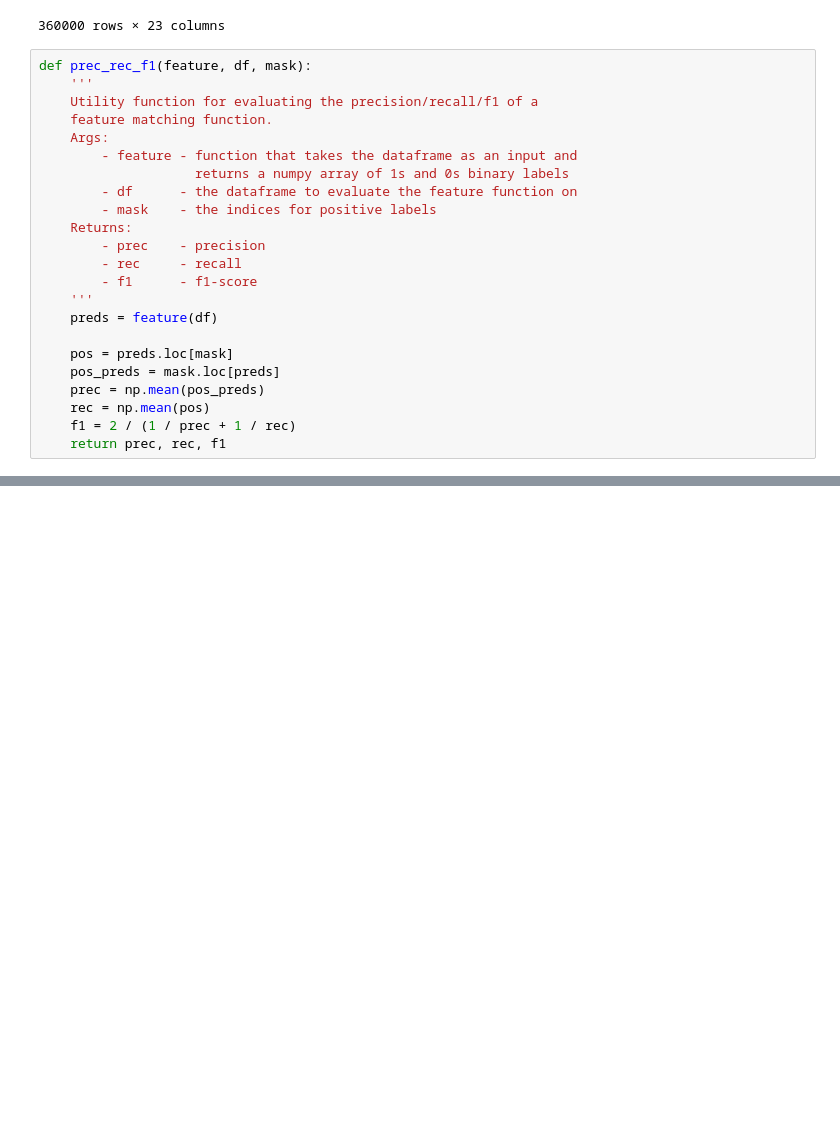
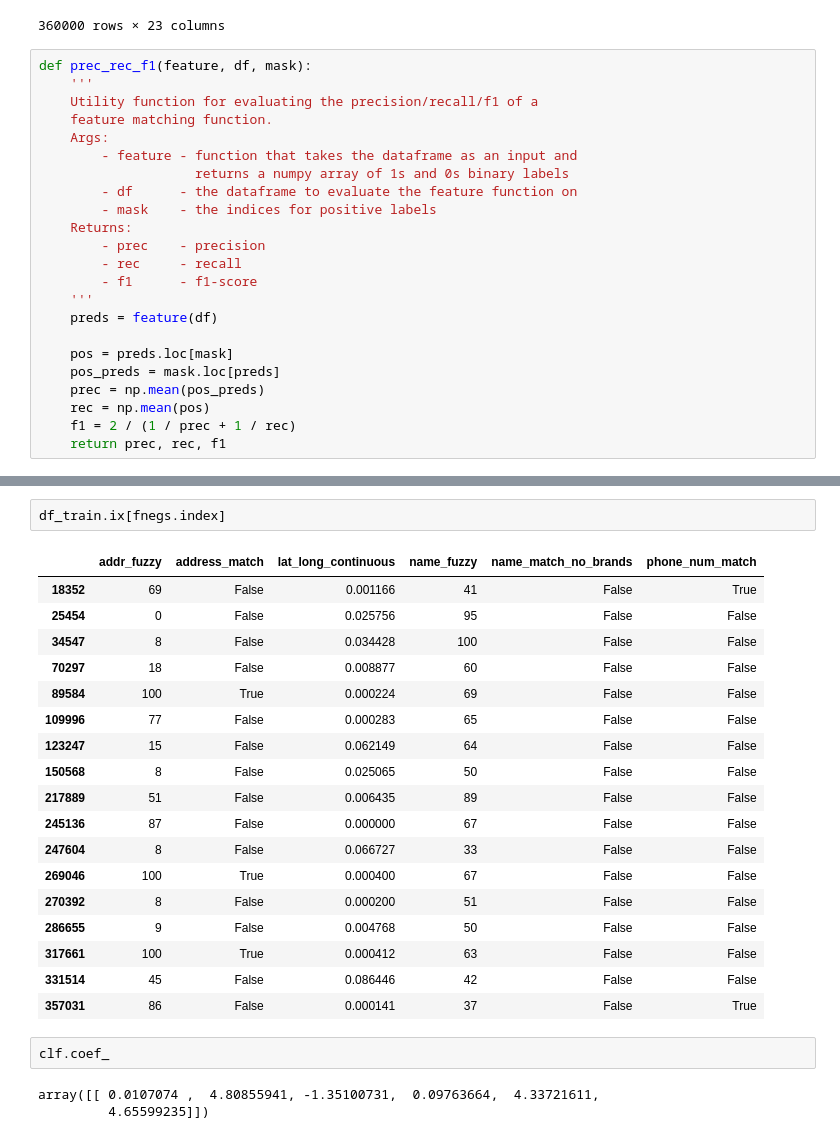
Before and after one commit to rz1993/coms4121_hw3, a Jupyter notebook: eda.ipynb, the cells around one changed output, grey strips where cells are left out. Drawn from its saved outputs; the diff is of its cells as text; blank space fills up the shorter version.

```diff
--- a/eda.ipynb
+++ b/eda.ipynb
@@ -191,0 +308,26 @@ print(prec_rec_f1(agg_feature, train_df, mask))
+# %%
+df_train.ix[fnegs.index]
+# %% [output]
+|  | addr_fuzzy | address_match | lat_long_continuous | name_fuzzy | name_match_no_brands | phone_num_match |
+| 18352 | 69 | False | 0.001166 | 41 | False | True |
+| 25454 | 0 | False | 0.025756 | 95 | False | False |
+| 34547 | 8 | False | 0.034428 | 100 | False | False |
+| 70297 | 18 | False | 0.008877 | 60 | False | False |
+| 89584 | 100 | True | 0.000224 | 69 | False | False |
+| 109996 | 77 | False | 0.000283 | 65 | False | False |
+| 123247 | 15 | False | 0.062149 | 64 | False | False |
+| 150568 | 8 | False | 0.025065 | 50 | False | False |
+| 217889 | 51 | False | 0.006435 | 89 | False | False |
+| 245136 | 87 | False | 0.000000 | 67 | False | False |
+| 247604 | 8 | False | 0.066727 | 33 | False | False |
+| 269046 | 100 | True | 0.000400 | 67 | False | False |
+| 270392 | 8 | False | 0.000200 | 51 | False | False |
+| 286655 | 9 | False | 0.004768 | 50 | False | False |
+| 317661 | 100 | True | 0.000412 | 63 | False | False |
+| 331514 | 45 | False | 0.086446 | 42 | False | False |
+| 357031 | 86 | False | 0.000141 | 37 | False | True |
+# %%
+clf.coef_
+# %% [output]
+array([[ 0.0107074 ,  4.80855941, -1.35100731,  0.09763664,  4.33721611,
+         4.65599235]])
```
Also changed, not shown: parts of 12 cells of this notebook, 1 other file.
